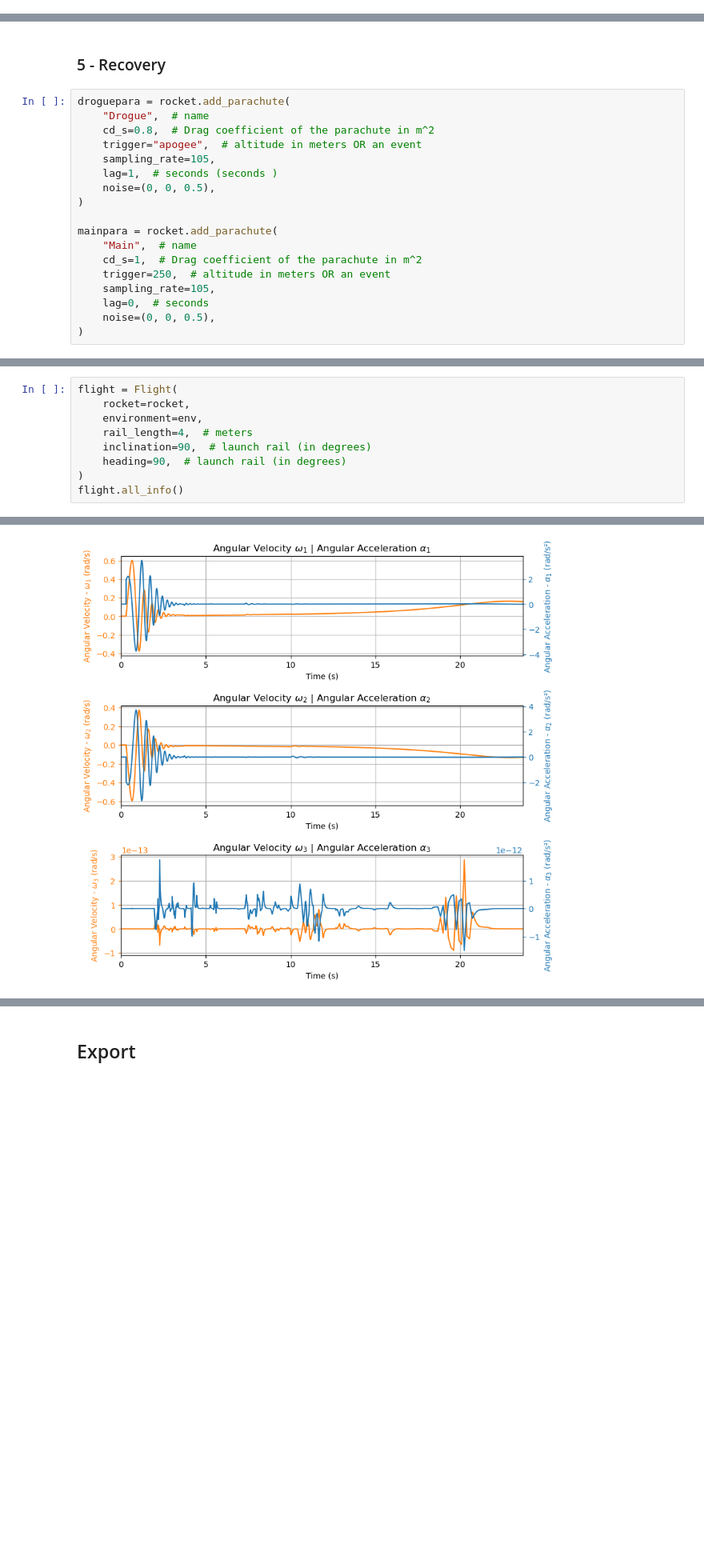
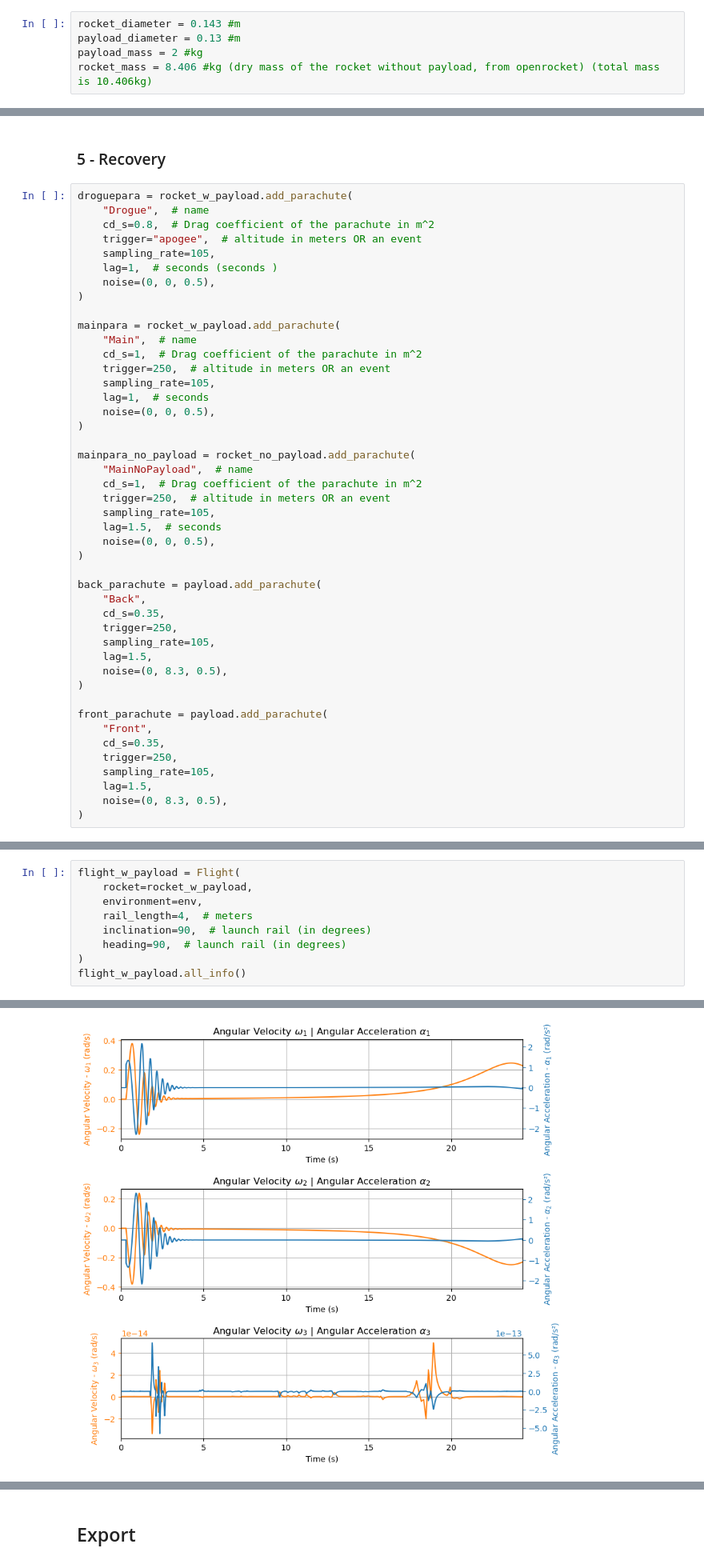
Before and after one commit to ULAS-HiPR/RocketPy, a Jupyter notebook: Mach26/Badhbh.ipynb, the cells around one changed output, grey strips where cells are left out. Shown at 80% size. Drawn from its saved outputs; the diff is of its cells as text; blank space fills up the shorter version.

Commit message:
payload sims done

```diff
--- a/Mach26/Badhbh.ipynb
+++ b/Mach26/Badhbh.ipynb
@@ -128,0 +144,5 @@ rocket_diameter = 0.143 #mm
+# %%
+rocket_diameter = 0.143 #m
+payload_diameter = 0.13 #m
+payload_mass = 2 #kg
+rocket_mass = 8.406 #kg (dry mass of the rocket without payload, from openrocket) (total mass is 10.406kg)
@@ -171,7 +214,7 @@ tail = rocket.add_tail(
 # %% [markdown]
 ### 5 - Recovery
 # %%
-droguepara = rocket.add_parachute(
+droguepara = rocket_w_payload.add_parachute(
     "Drogue",  # name
     cd_s=0.8,  # Drag coefficient of the parachute in m^2
     trigger="apogee",  # altitude in meters OR an event
@@ -180,12 +223,39 @@ droguepara = rocket.add_parachute(
     noise=(0, 0, 0.5),
 )
 
-mainpara = rocket.add_parachute(
+mainpara = rocket_w_payload.add_parachute(
     "Main",  # name
     cd_s=1,  # Drag coefficient of the parachute in m^2
     trigger=250,  # altitude in meters OR an event
     sampling_rate=105,
-    lag=0,  # seconds
+    lag=1,  # seconds
     noise=(0, 0, 0.5),
 )
+
+mainpara_no_payload = rocket_no_payload.add_parachute(
+    "MainNoPayload",  # name
+    cd_s=1,  # Drag coefficient of the parachute in m^2
+    trigger=250,  # altitude in meters OR an event
+    sampling_rate=105,
+    lag=1.5,  # seconds
+    noise=(0, 0, 0.5),
+)
+
+back_parachute = payload.add_parachute(
+    "Back",
+    cd_s=0.35,
+    trigger=250,
+    sampling_rate=105,
+    lag=1.5,
+    noise=(0, 8.3, 0.5),
+)
+
+front_parachute = payload.add_parachute(
+    "Front",
+    cd_s=0.35,
+    trigger=250,
+    sampling_rate=105,
+    lag=1.5,
+    noise=(0, 8.3, 0.5),
+)
 # %%
@@ -238,14 +307,14 @@ Flight Trajectory
 - Purple Line: Acceleration (rate of change of velocity)
 - Teal/Cyan Line: Drag Force (aerodynamic drag acting on the rocket)
 # %%
-flight = Flight(
-    rocket=rocket,
+flight_w_payload = Flight(
+    rocket=rocket_w_payload,
     environment=env,
     rail_length=4,  # meters
     inclination=90,  # launch rail (in degrees)
     heading=90,  # launch rail (in degrees)
 )
-flight.all_info()
+flight_w_payload.all_info()
 # %% [output]
 Initial Conditions
 
@@ -274,3 +343,3 @@ Path, Attitude and Lateral Attitude Angle plots
 Trajectory Angular Velocity and Acceleration Plots
-[figure, old version]
+[figure, new version]
 Aerodynamic Forces Plots
```
Also changed, not shown: parts of 20 cells of this notebook, 1 other file.
